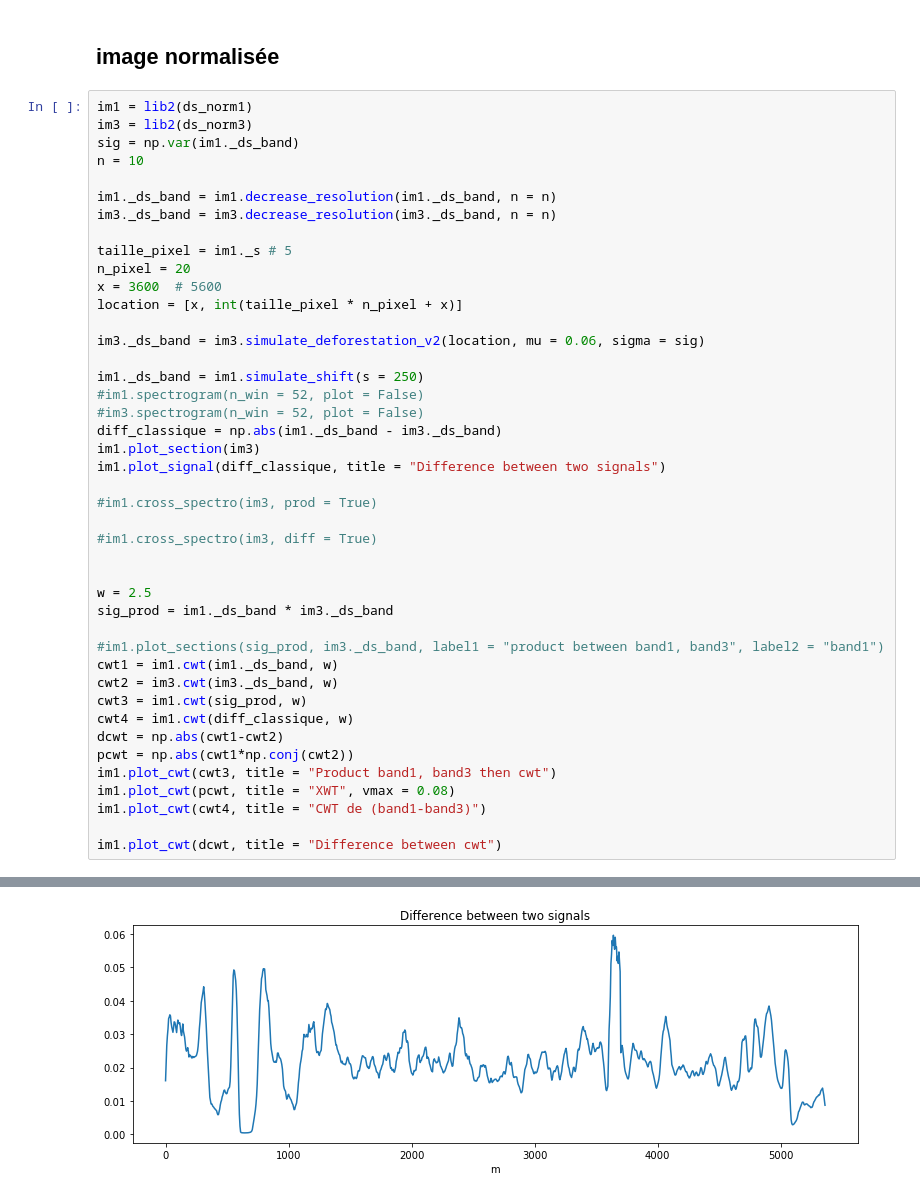
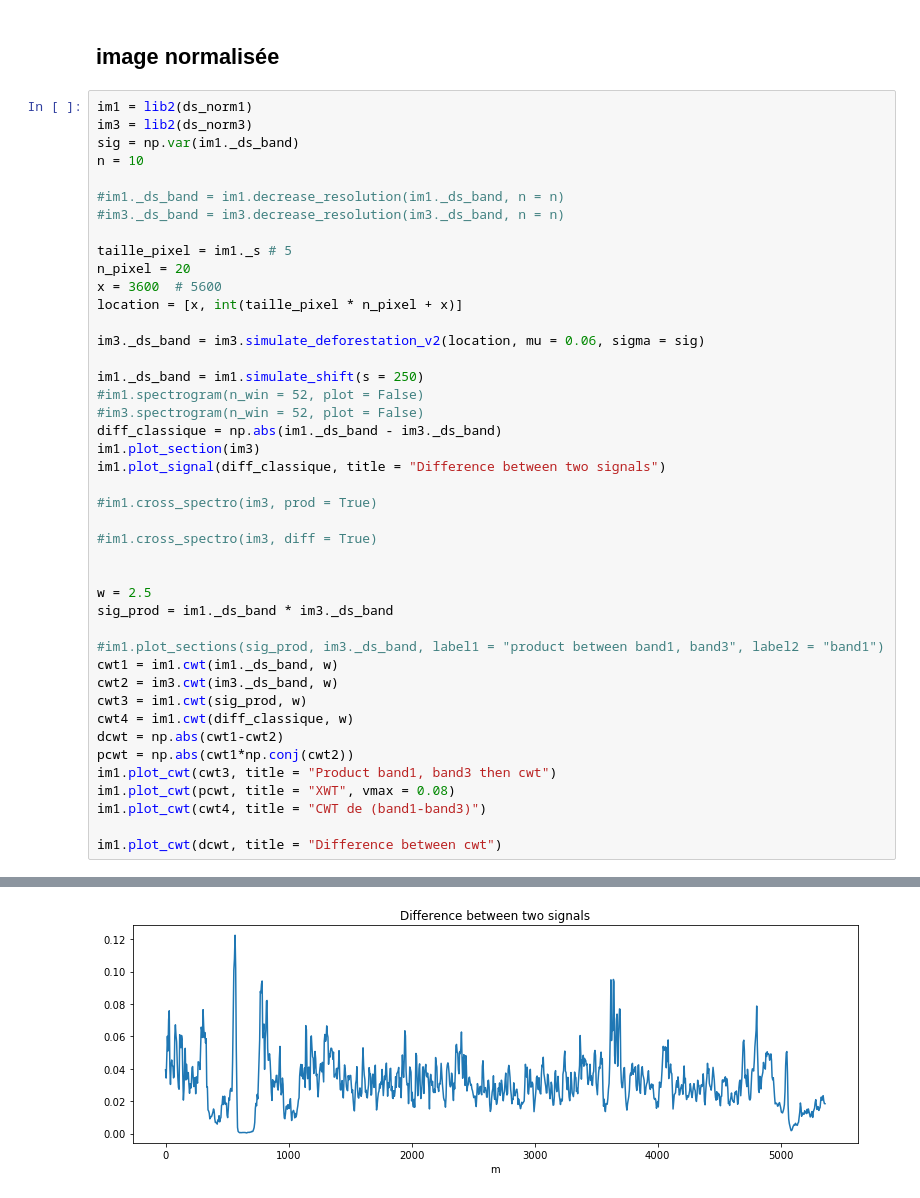
Before and after one commit to eobroets/CESBIO, a Jupyter notebook: lib2.ipynb, the cells around one changed output, grey strips where cells are left out. Cells and saved outputs as stored; diff of their text form.

```diff
--- a/lib2.ipynb
+++ b/lib2.ipynb
@@ -75,8 +76,8 @@ im3 = lib2(ds_norm3)
 sig = np.var(im1._ds_band)
 n = 10
 
-im1._ds_band = im1.decrease_resolution(im1._ds_band, n = n)
-im3._ds_band = im3.decrease_resolution(im3._ds_band, n = n)
+#im1._ds_band = im1.decrease_resolution(im1._ds_band, n = n)
+#im3._ds_band = im3.decrease_resolution(im3._ds_band, n = n)
 
 taille_pixel = im1._s # 5
 n_pixel = 20
@@ -117 +118 @@ im1.plot_cwt(dcwt, title = "Difference between cwt")
-[figure, old version]
+[figure, new version]
```
Also changed, not shown: parts of 2 cells of this notebook.
